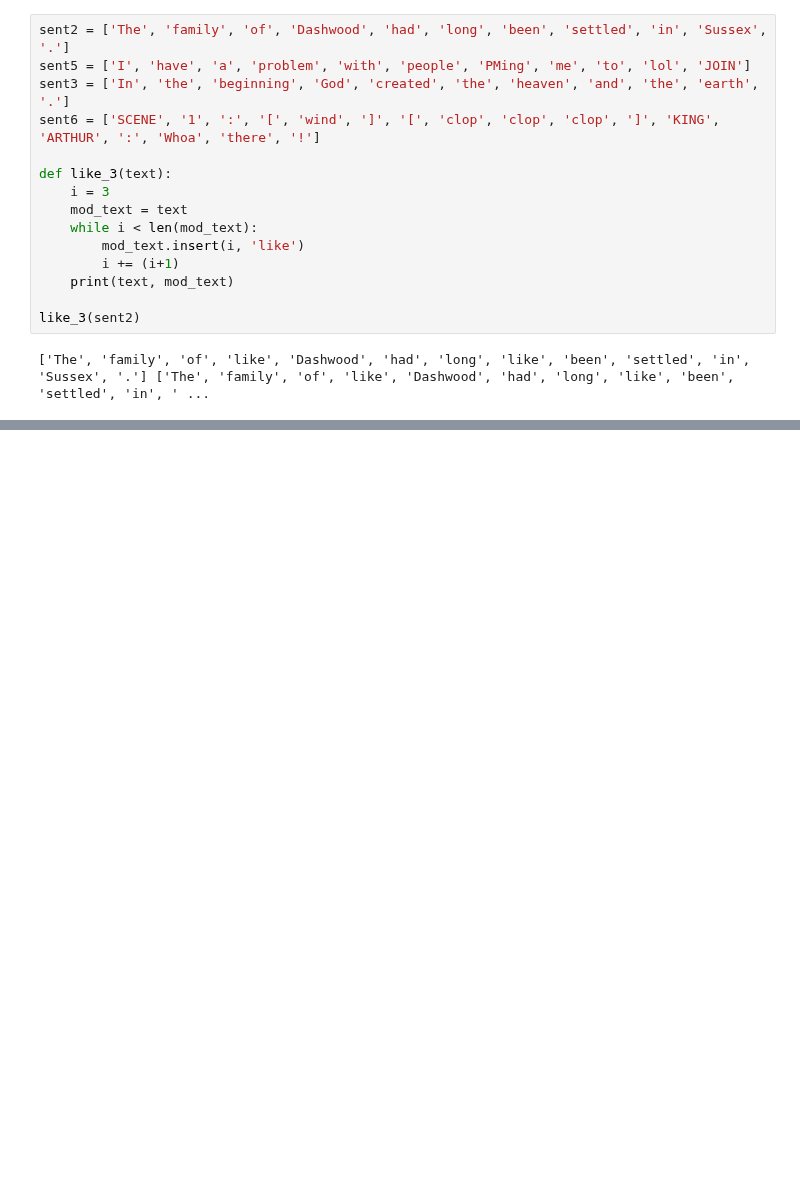
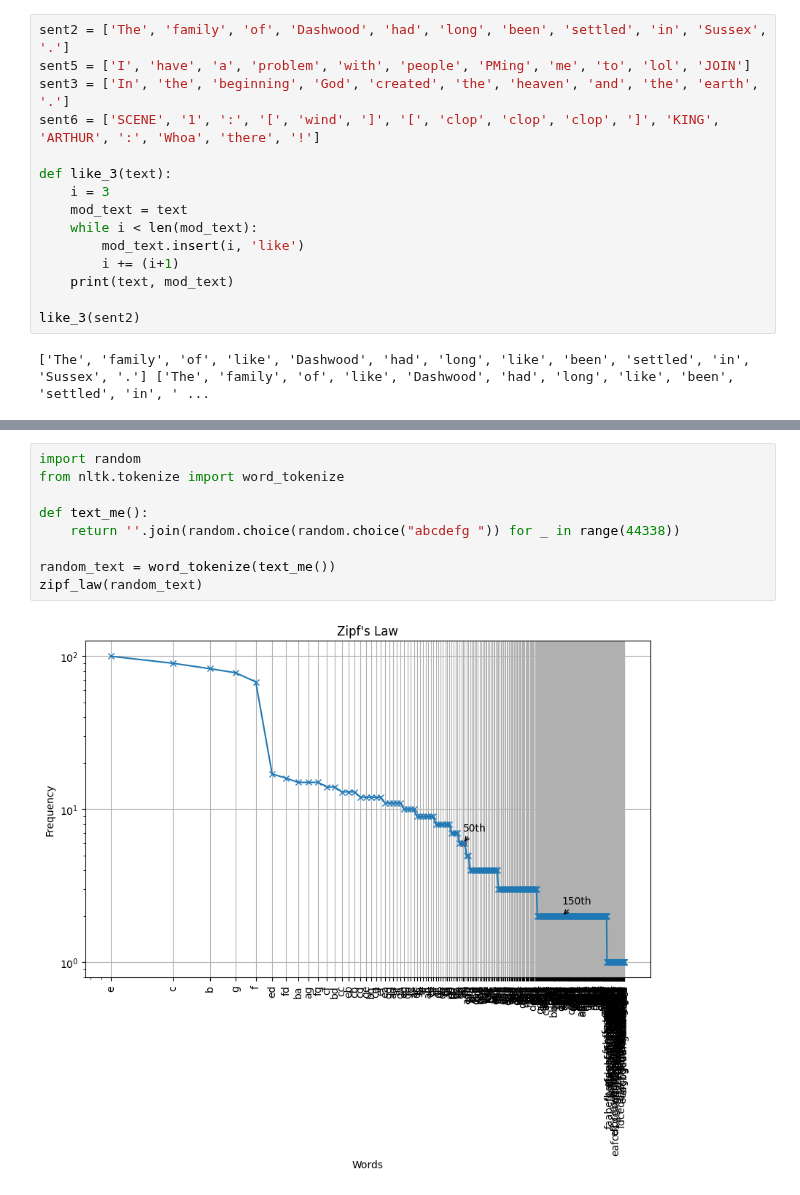
Before and after one commit to mariaonoeva/nltk-book, a Jupyter notebook: nltkbook-chap2.ipynb, the cells around one changed output, grey strips where cells are left out. Cells and saved outputs as stored; diff of their text form; blank space fills up the shorter version.

```diff
--- a/nltkbook-chap2.ipynb
+++ b/nltkbook-chap2.ipynb
@@ -822,0 +863,11 @@ like_3(sent2)
+# %%
+import random
+from nltk.tokenize import word_tokenize
+
+def text_me():
+    return ''.join(random.choice(random.choice("abcdefg ")) for _ in range(44338))
+
+random_text = word_tokenize(text_me())
+zipf_law(random_text)
+# %% [output]
+[figure, added]
```
Also changed, not shown: parts of 3 cells of this notebook.
